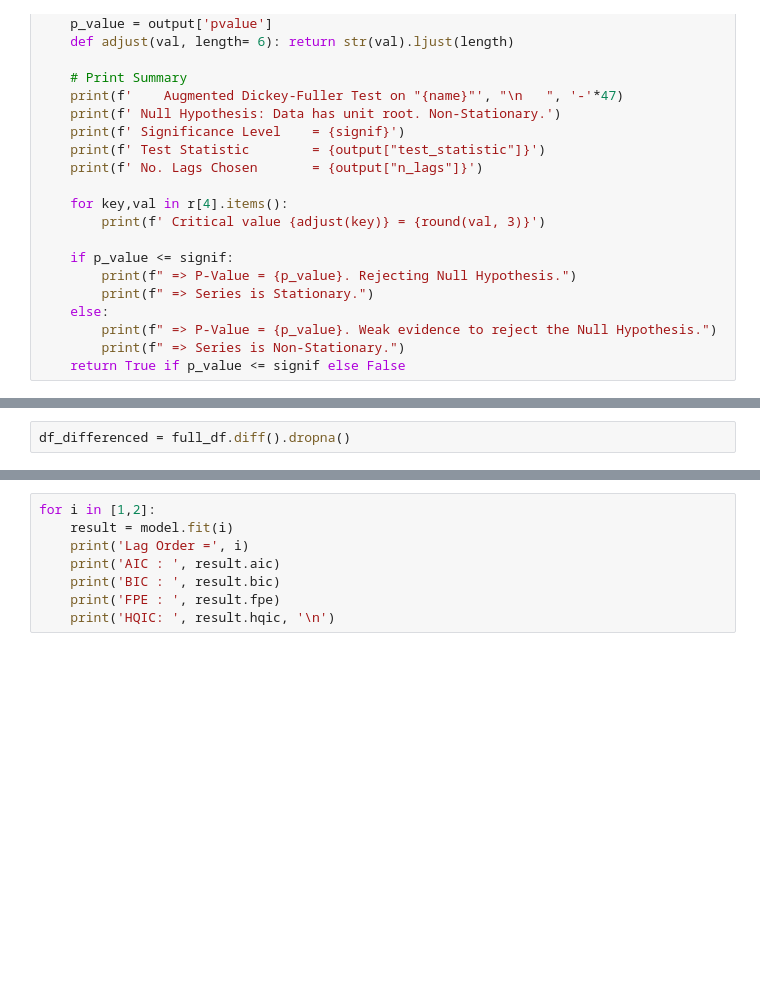
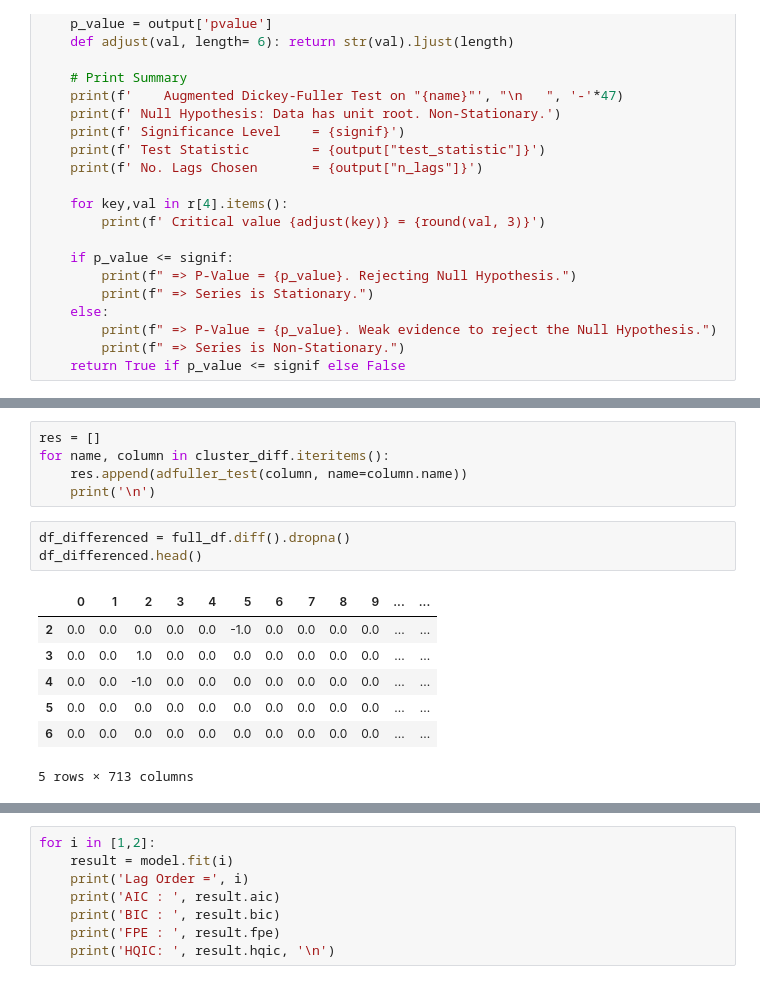
Before and after one commit to Angps1995/Spatial-Temporal-Models-for-delivery-demand-forecast, a Jupyter notebook: Models/VAR_Model.ipynb, the cells around one changed output, grey strips where cells are left out. Saved outputs shown, nothing was run; the diff lists cells and outputs as text; blank space fills up the shorter version.

```diff
--- a/Models/VAR_Model.ipynb
+++ b/Models/VAR_Model.ipynb
@@ -111,5 +138,19 @@ def adfuller_test(series, signif=0.05, name='', verbose=False):
+# %%
+res = []
+for name, column in cluster_diff.iteritems():
+    res.append(adfuller_test(column, name=column.name))
+    print('\n')
 # %%
 df_differenced = full_df.diff().dropna()
+df_differenced.head()
+# %% [output]
+|  | 0 | 1 | 2 | 3 | 4 | 5 | 6 | 7 | 8 | 9 | ... | ... |
+| 2 | 0.0 | 0.0 | 0.0 | 0.0 | 0.0 | -1.0 | 0.0 | 0.0 | 0.0 | 0.0 | ... | ... |
+| 3 | 0.0 | 0.0 | 1.0 | 0.0 | 0.0 | 0.0 | 0.0 | 0.0 | 0.0 | 0.0 | ... | ... |
+| 4 | 0.0 | 0.0 | -1.0 | 0.0 | 0.0 | 0.0 | 0.0 | 0.0 | 0.0 | 0.0 | ... | ... |
+| 5 | 0.0 | 0.0 | 0.0 | 0.0 | 0.0 | 0.0 | 0.0 | 0.0 | 0.0 | 0.0 | ... | ... |
+| 6 | 0.0 | 0.0 | 0.0 | 0.0 | 0.0 | 0.0 | 0.0 | 0.0 | 0.0 | 0.0 | ... | ... |
+5 rows × 713 columns
 # %%
 # ADF Test on each column
 #  for name, column in train_df.iteritems():
```
Also changed, not shown: parts of 20 cells of this notebook, 22 other files.
